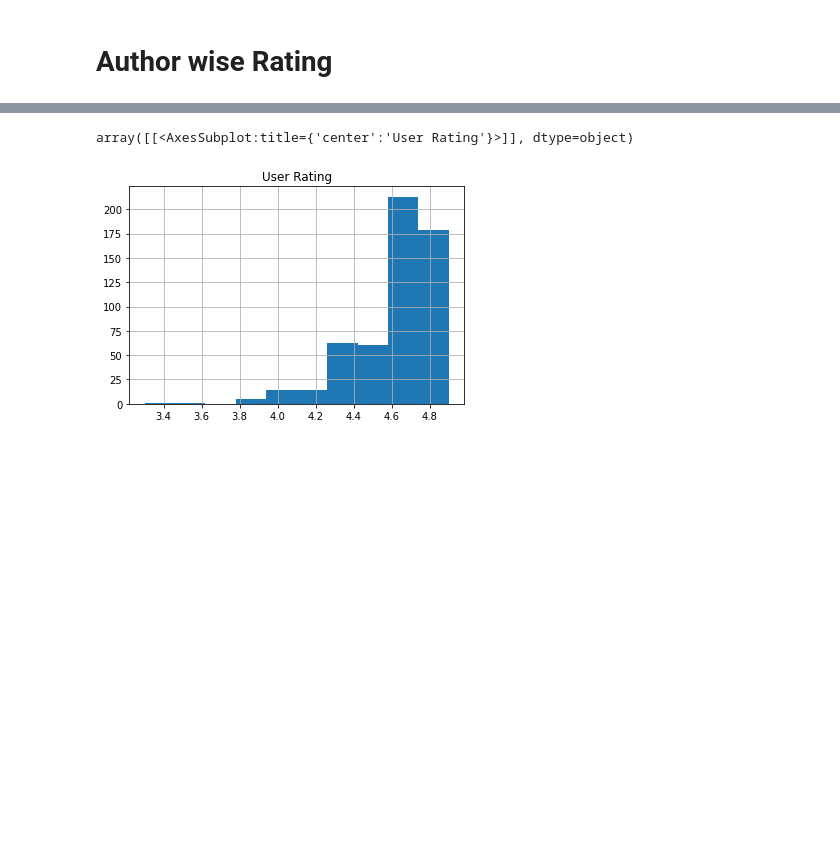
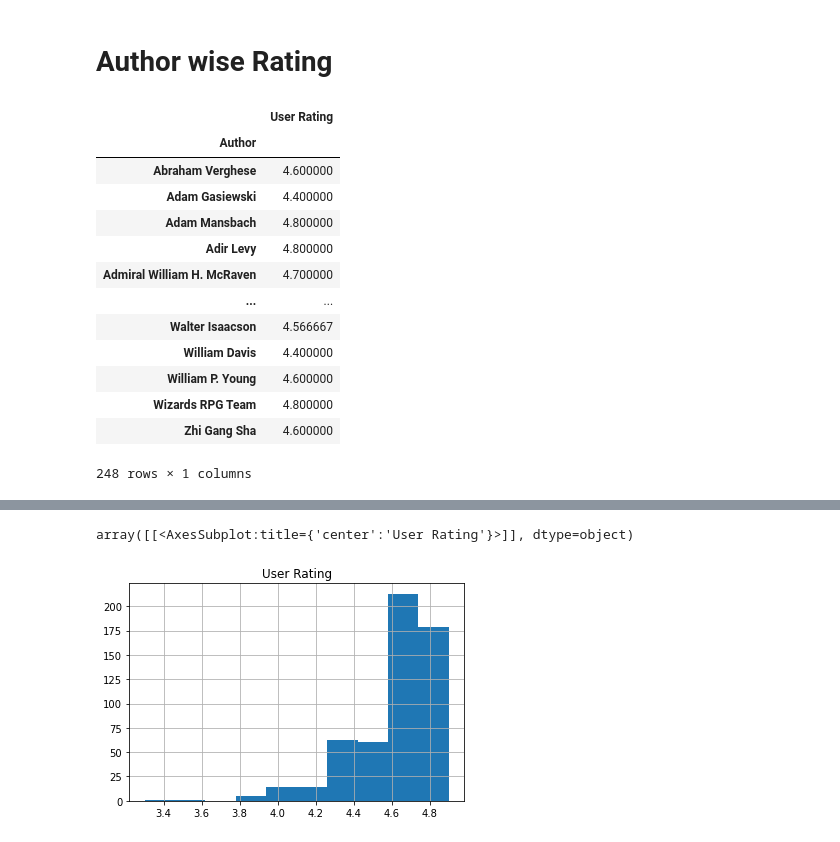
Before and after one commit to kav09/Analysis_of_Best_Selling_Books, a Jupyter notebook: notebook.ipynb, the cells around one changed output, grey strips where cells are left out. Drawn from its saved outputs; the diff is of its cells as text; code cells hidden in the pictures; blank space fills up the shorter version.

```diff
--- a/notebook.ipynb
+++ b/notebook.ipynb
@@ -230,8 +232,23 @@ Text(0.5, 1.0, 'Number of Books Published By an Author')
 # %% [markdown]
 # Author wise Rating
 # %%
-auth_rate = booklist[['Author', 'User Rating']].groupby('Author').count()
+auth_rate = booklist[['Author', 'User Rating']].groupby('Author').mean()
 auth_rate
+# %% [output]
+|  | User Rating |
+| Author |  |
+| Abraham Verghese | 4.600000 |
+| Adam Gasiewski | 4.400000 |
+| Adam Mansbach | 4.800000 |
+| Adir Levy | 4.800000 |
+| Admiral William H. McRaven | 4.700000 |
+| ... | ... |
+| Walter Isaacson | 4.566667 |
+| William Davis | 4.400000 |
+| William P. Young | 4.600000 |
+| Wizards RPG Team | 4.800000 |
+| Zhi Gang Sha | 4.600000 |
+248 rows × 1 columns
 # %%
 sort_auth_rate = auth_rate.sort_values('User Rating', ascending= False)
 sort_auth_rate
```
Also changed, not shown: parts of 5 cells of this notebook, 4 other files.
